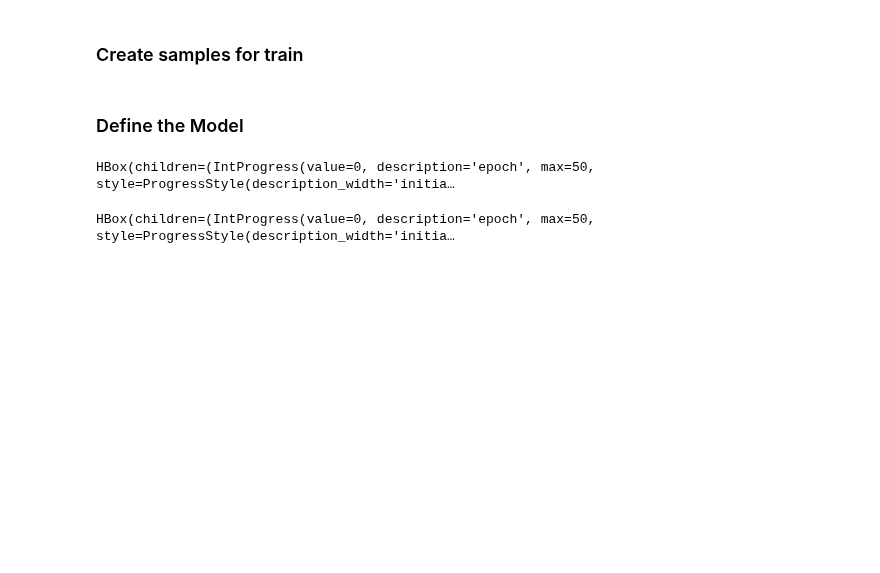
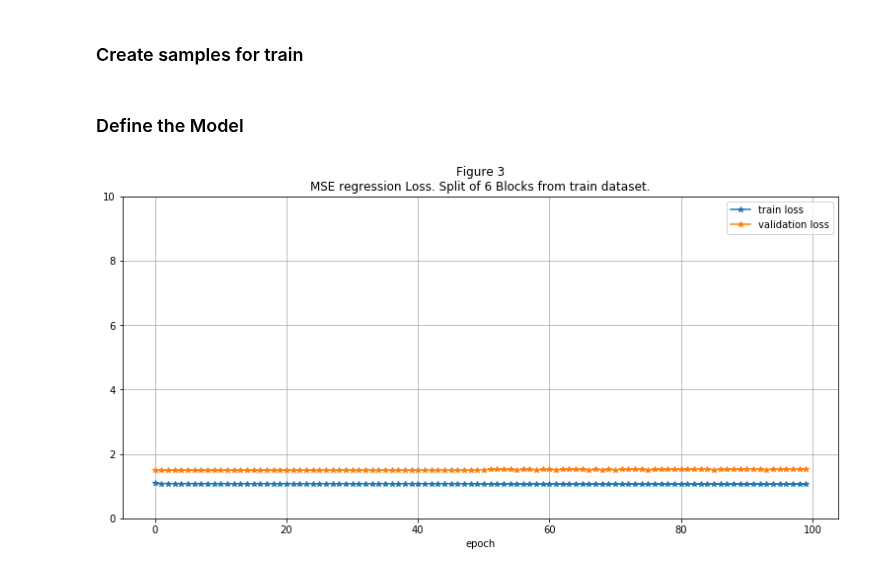
Before and after one commit to leoniloris/Stock-Price-Prediction, a Jupyter notebook: stock_price_prediction.ipynb, the cells around one changed output. Saved outputs shown, nothing was run; the diff lists cells and outputs as text; code cells hidden in the pictures; blank space fills up the shorter version.

Commit message:
with last plot.

```diff
--- a/stock_price_prediction.ipynb
+++ b/stock_price_prediction.ipynb
@@ -665,22 +666,21 @@ class ConvLinearModel(torch.nn.Module):
 # %%
 model = ConvLinearModel(input_channels, input_linear_size, 1)
 
 train_splits = BlockingTimeSeriesSplit(n_splits=6, train_val_percentage=TRAIN_VAL_PERCENTAGE)
 criterion = torch.nn.MSELoss(reduction='mean')
 
 optimizer = torch.optim.SGD(model.parameters(), lr=.07)
 metrics = train_n_epocs(model, criterion, optimizer, train_val_samples, train_splits, n_epocs=50, batch_size=8)
 
 optimizer = torch.optim.SGD(model.parameters(), lr=.03)
 metrics = train_n_epocs(model, criterion, optimizer, train_val_samples, train_splits, n_epocs=50, batch_size=8, metrics=metrics)
 
-plot_metrics(metricsv, [0, 10], 'Split of 6 Blocks from train dataset.')
+plot_metrics(metrics, [0, 10], 'Split of 6 Blocks from train dataset.')
 
 metricsv3 = metrics
 modelv3 = model
 # %% [output]
-HBox(children=(IntProgress(value=0, description='epoch', max=50, style=ProgressStyle(description_width='initia…
-HBox(children=(IntProgress(value=0, description='epoch', max=50, style=ProgressStyle(description_width='initia…
+[figure, added]
 # %%
 log_returns = model(test_samples).detach().numpy()
 # %%
```
Also changed, not shown: parts of 4 cells of this notebook.
